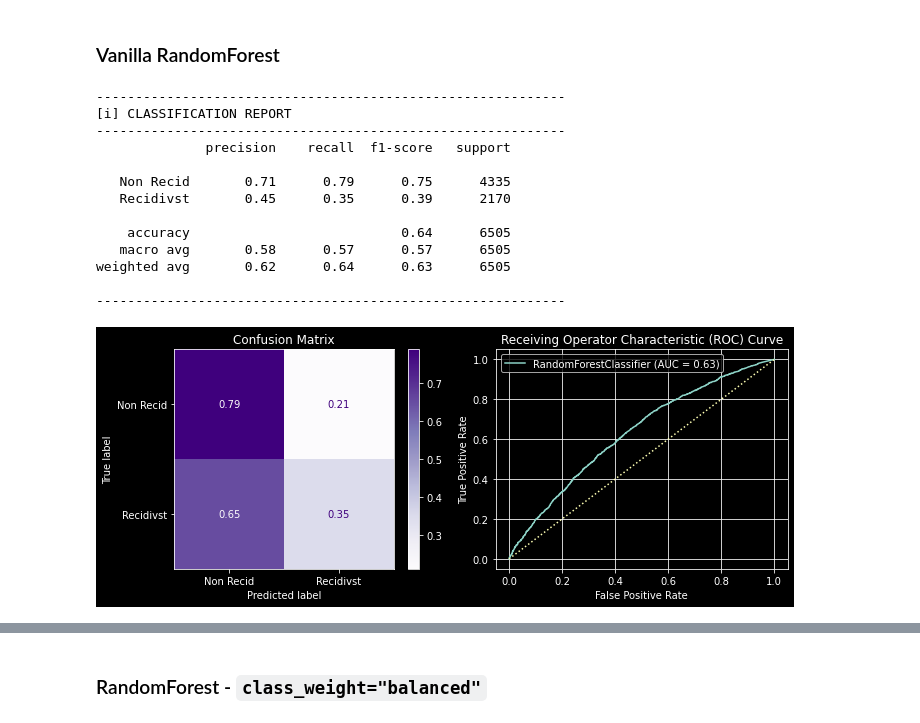
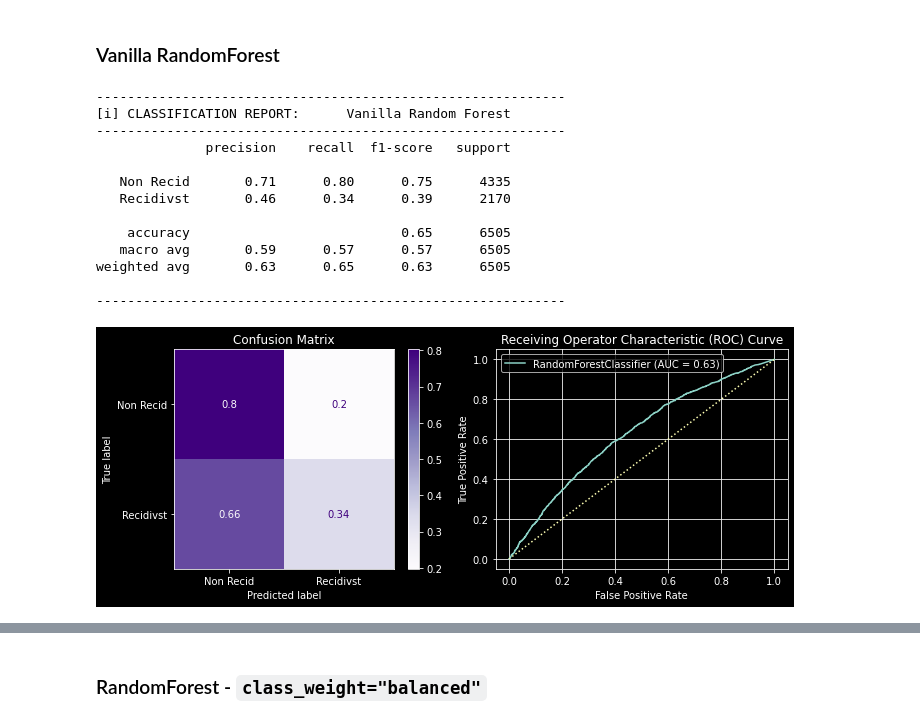
Before and after one commit to jirvingphd/iowa-prisoner-recidivism-mod-3-project, a Jupyter notebook: student-JMI-pruning-final.ipynb, the cells around one changed output, grey strips where cells are left out. Cells and saved outputs as stored; diff of their text form; code cells hidden in the pictures.

```diff
--- a/student-JMI-pruning-final.ipynb
+++ b/student-JMI-pruning-final.ipynb
@@ -711,5 +676,6 @@ X_train_tf
 # %%
-X_test_tf = pd.DataFrame(X_test_tf,columns=[*num_cols, *cat_features])
-X_test_tf
+X_test_tf = pd.DataFrame( preprocessing.transform(X_test),
+                         columns=[*num_cols, *cat_features])
+X_test_tf.head()
 # %% [output]
 |  | age_released | max_sentence | supervising_dist_1JD | supervising_dist_2JD | supervising_dist_3JD | ... |
@@ -748,7 +707,7 @@ def evaluate_classification(model,X_test,y_test,classes=['Non Recid','Recidivst'
 
     ## Add Label if given
     if len(label)>0:
-        table_header += f" {label}"
+        table_header += f":\t{label}"
 
 
     ## PRINT CLASSIFICATION REPORT
@@ -788,0 +750,6 @@ def evaluate_classification(model,X_test,y_test,classes=['Non Recid','Recidivst'
+# %%
+from sklearn.dummy import DummyClassifier
+dummy= DummyClassifier(strategy='stratified')
+dummy.fit(X_train_tf,y_train)
+evaluate_classification(dummy,X_test_tf,y_test,
+                       label='Dummy Classifier')
@@ -791,23 +773,23 @@ def evaluate_classification(model,X_test,y_test,classes=['Non Recid','Recidivst'
 # %%
 from sklearn.ensemble import RandomForestClassifier,StackingClassifier
 from sklearn.linear_model import LogisticRegression,LogisticRegressionCV
 
 ##
 clf = RandomForestClassifier()
 clf.fit(X_train_tf,y_train)
-evaluate_classification(clf,X_test_tf,y_test)
+evaluate_classification(clf,X_test_tf,y_test,label="Vanilla Random Forest")
 # %% [output]
 ------------------------------------------------------------
-[i] CLASSIFICATION REPORT
+[i] CLASSIFICATION REPORT:      Vanilla Random Forest
 ------------------------------------------------------------
               precision    recall  f1-score   support
 
-   Non Recid       0.71      0.79      0.75      4335
-   Recidivst       0.45      0.35      0.39      2170
+   Non Recid       0.71      0.80      0.75      4335
+   Recidivst       0.46      0.34      0.39      2170
 
-    accuracy                           0.64      6505
-   macro avg       0.58      0.57      0.57      6505
-weighted avg       0.62      0.64      0.63      6505
+    accuracy                           0.65      6505
+   macro avg       0.59      0.57      0.57      6505
+weighted avg       0.63      0.65      0.63      6505
 
 ------------------------------------------------------------
-[figure, old version]
+[figure, new version]
```
Also changed, not shown: parts of 38 cells of this notebook.
